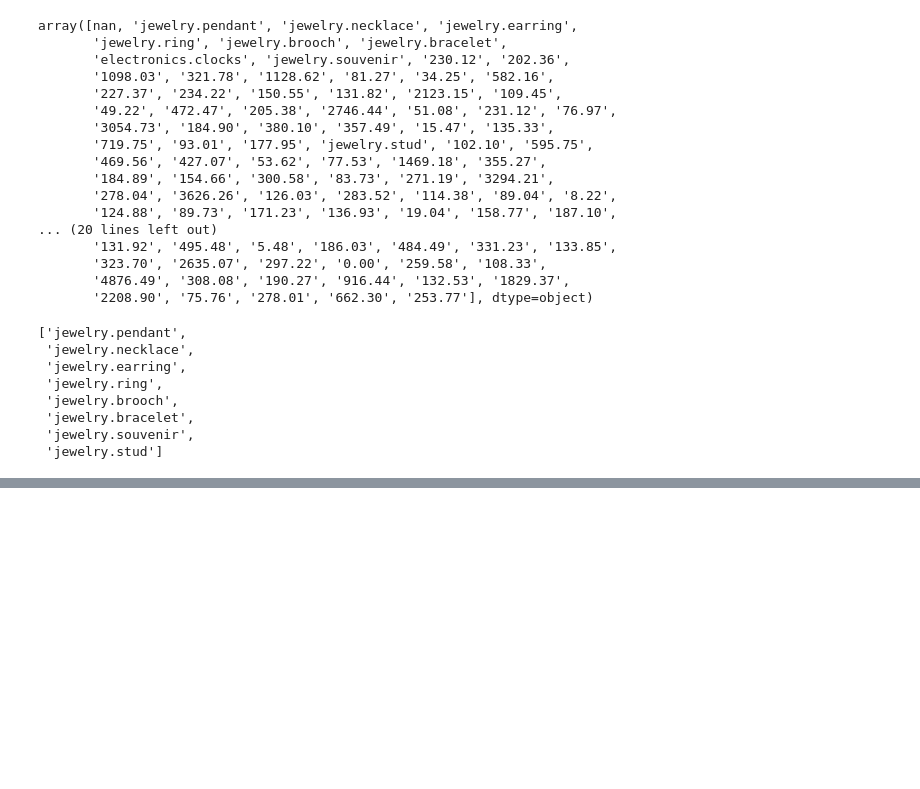
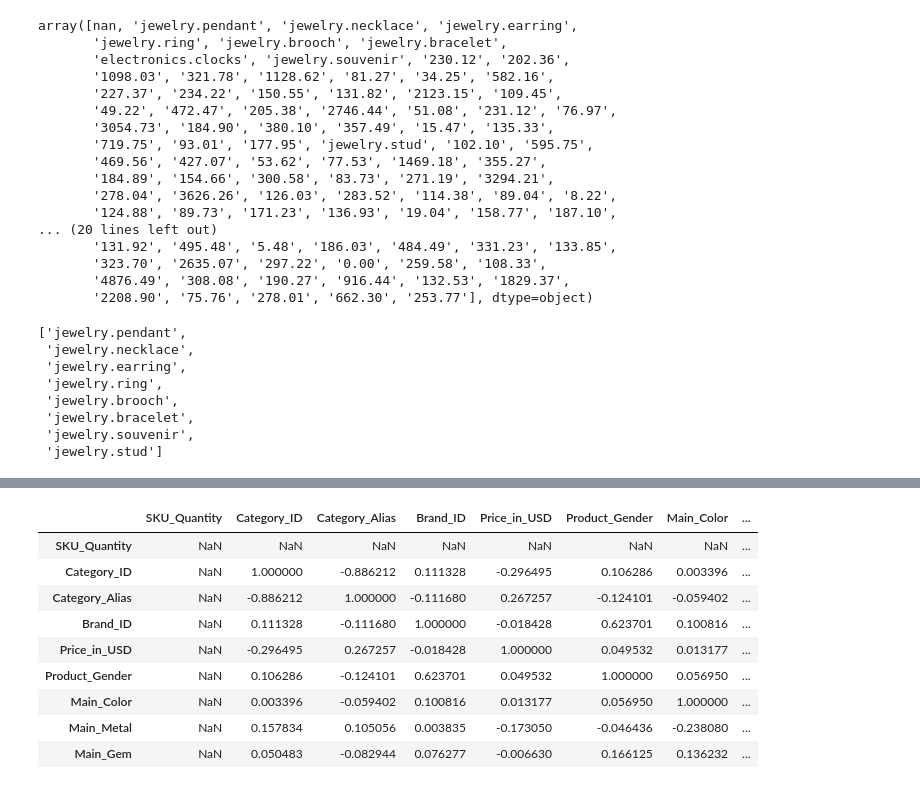
Before and after one commit to TestimOnyOni/OptimumJewelryPrice, a Jupyter notebook: Notebooks/OptimumJewelryPricing.ipynb, the cells around one changed output, grey strips where cells are left out. Saved outputs shown, nothing was run; the diff lists cells and outputs as text; code cells hidden in the pictures; blank space fills up the shorter version.

```diff
--- a/Notebooks/OptimumJewelryPricing.ipynb
+++ b/Notebooks/OptimumJewelryPricing.ipynb
@@ -361,0 +413,15 @@ plt.show(), plt.close
+# %%
+# Correlation metrix
+correlations = coded_trimed.drop(labels = ["Order_DateTime", "Product_ID", "Order_ID", "User_ID"], axis = 1).corr(method = "spearman")
+correlations
+# %% [output]
+|  | SKU_Quantity | Category_ID | Category_Alias | Brand_ID | Price_in_USD | Product_Gender | Main_Color | ... |
+| SKU_Quantity | NaN | NaN | NaN | NaN | NaN | NaN | NaN | ... |
+| Category_ID | NaN | 1.000000 | -0.886212 | 0.111328 | -0.296495 | 0.106286 | 0.003396 | ... |
+| Category_Alias | NaN | -0.886212 | 1.000000 | -0.111680 | 0.267257 | -0.124101 | -0.059402 | ... |
+| Brand_ID | NaN | 0.111328 | -0.111680 | 1.000000 | -0.018428 | 0.623701 | 0.100816 | ... |
+| Price_in_USD | NaN | -0.296495 | 0.267257 | -0.018428 | 1.000000 | 0.049532 | 0.013177 | ... |
+| Product_Gender | NaN | 0.106286 | -0.124101 | 0.623701 | 0.049532 | 1.000000 | 0.056950 | ... |
+| Main_Color | NaN | 0.003396 | -0.059402 | 0.100816 | 0.013177 | 0.056950 | 1.000000 | ... |
+| Main_Metal | NaN | 0.157834 | 0.105056 | 0.003835 | -0.173050 | -0.046436 | -0.238080 | ... |
+| Main_Gem | NaN | 0.050483 | -0.082944 | 0.076277 | -0.006630 | 0.166125 | 0.136232 | ... |
```
Also changed, not shown: parts of 35 cells of this notebook.
